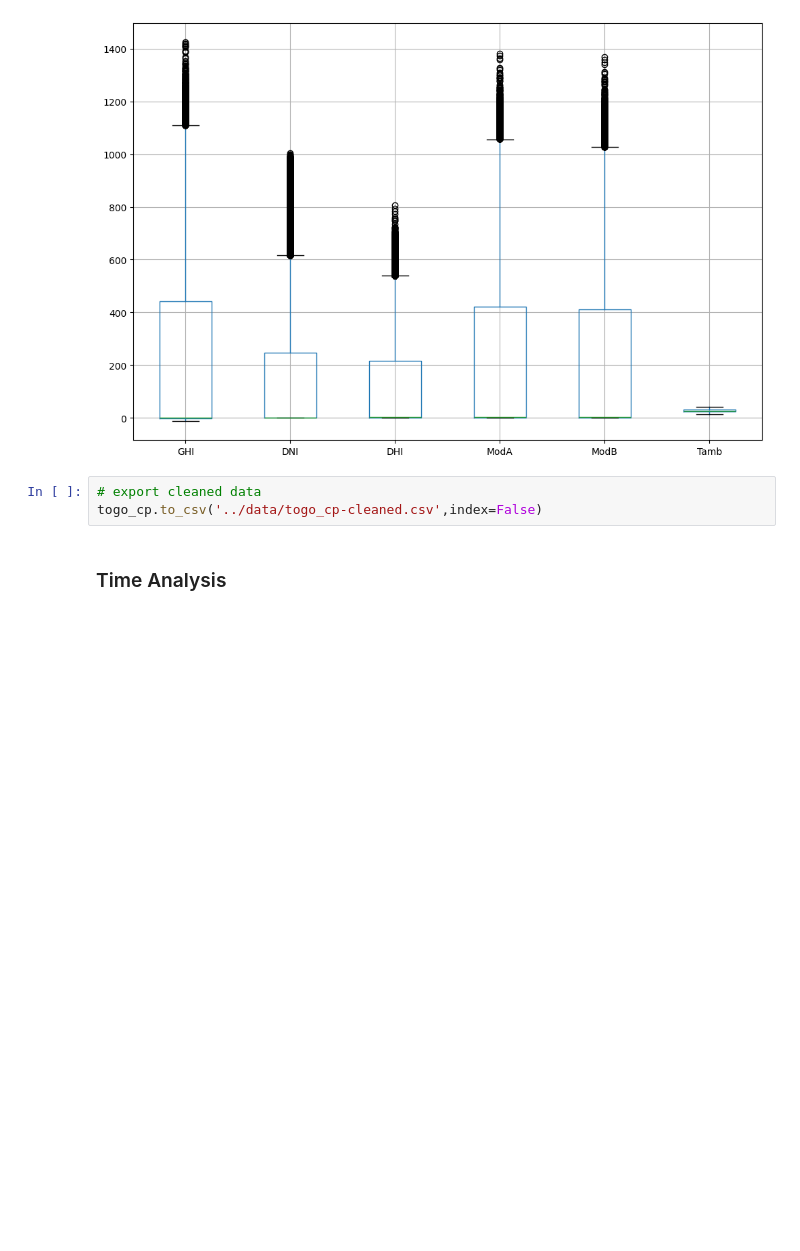
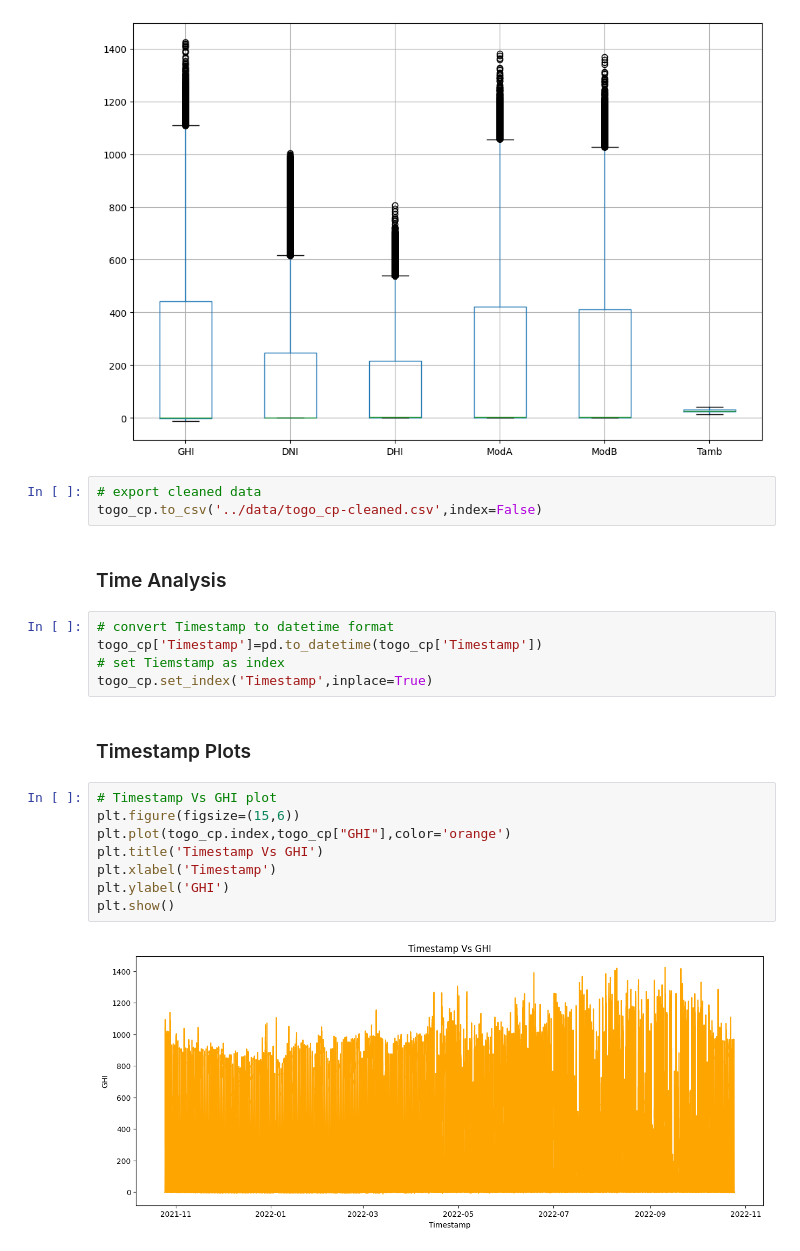
Before and after one commit to Kidist-c/solar-challenge-week1, a Jupyter notebook: notebooks/togo-eda.ipynb, the cells around one changed output. Cells and saved outputs as stored; diff of their text form; blank space fills up the shorter version.

Commit message:
done timestamp analysis

```diff
--- a/notebooks/togo-eda.ipynb
+++ b/notebooks/togo-eda.ipynb
@@ -141,3 +141,20 @@ togo_cp.boxplot(num_cols,figsize=(12,8));
 togo_cp.to_csv('../data/togo_cp-cleaned.csv',index=False)
 # %% [markdown]
 ### Time Analysis
+# %%
+# convert Timestamp to datetime format
+togo_cp['Timestamp']=pd.to_datetime(togo_cp['Timestamp'])
+# set Tiemstamp as index
+togo_cp.set_index('Timestamp',inplace=True)
+# %% [markdown]
+### Timestamp Plots
+# %%
+# Timestamp Vs GHI plot
+plt.figure(figsize=(15,6))
+plt.plot(togo_cp.index,togo_cp["GHI"],color='orange')
+plt.title('Timestamp Vs GHI')
+plt.xlabel('Timestamp')
+plt.ylabel('GHI')
+plt.show()
+# %% [output]
+[figure, added]
```
Also changed, not shown: parts of 8 cells of this notebook.
